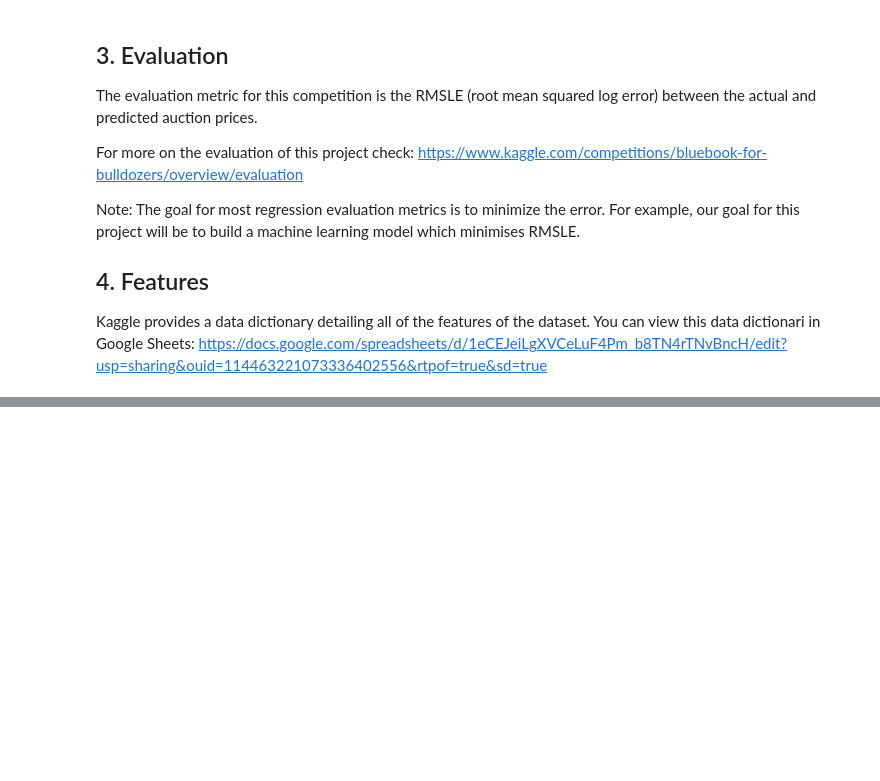
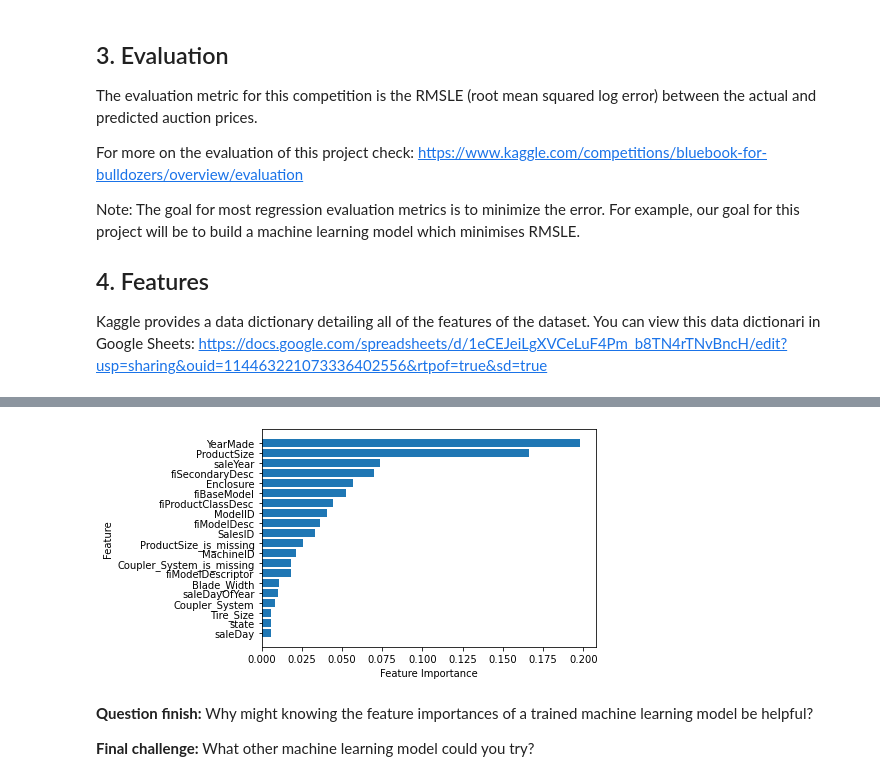
Before and after one commit to ferreret/ztm-bulldozer-price-prediction, a Jupyter notebook: end-to-end-bluddozer-price-regression.ipynb, the cells around one changed output, grey strips where cells are left out. Cells and saved outputs as stored; diff of their text form; code cells hidden in the pictures; blank space fills up the shorter version.

Commit message:
Finished sample

```diff
--- a/end-to-end-bluddozer-price-regression.ipynb
+++ b/end-to-end-bluddozer-price-regression.ipynb
@@ -40,0 +776,8 @@ import sklearn
+# %%
+# Change max_samples value
+model = RandomForestRegressor(n_jobs=-1, random_state=42, max_samples=10000)
+# %%
+%%timeit
+
+# Cutting down on the max number of samples each estimator can see improve training time
+model.fit(X_train, y_train)
@@ -40,0 +843,15 @@ import sklearn
+# %%
+%%time
+
+# Most ideal hyperparameters
+ideal_model = RandomForestRegressor(
+    n_estimators=40,
+    min_samples_leaf=1,
+    min_samples_split=14,
+    max_features=0.5,
+    n_jobs=-1,
+    max_samples=None,
+    random_state=42)
+
+# Fit the ideal model
+ideal_model.fit(X_train, y_train)
@@ -40,0 +1056,21 @@ import sklearn
+# %%
+# Helper function to get feature importance
+def plot_features(columns, importances, n=20):
+    df = (pd.DataFrame({"features": columns, "feature_importances": importances})
+            .sort_values("feature_importances", ascending=False)
+            .reset_index(drop=True))
+
+    # Plot the dataframe
+    fix, ax = plt.subplots()
+    ax.barh(df["features"][:n], df["feature_importances"][:20])
+    ax.set_xlabel("Feature Importance")
+    ax.set_ylabel("Feature")
+    ax.invert_yaxis()
+# %%
+plot_features(X_train.columns, ideal_model.feature_importances_)
+# %% [output]
+[figure, added]
+# %% [markdown]
+**Question finish:** Why might knowing the feature importances of a trained machine learning model be helpful?
+
+**Final challenge:** What other machine learning model could you try?
```
Also changed, not shown: parts of 101 cells of this notebook.
